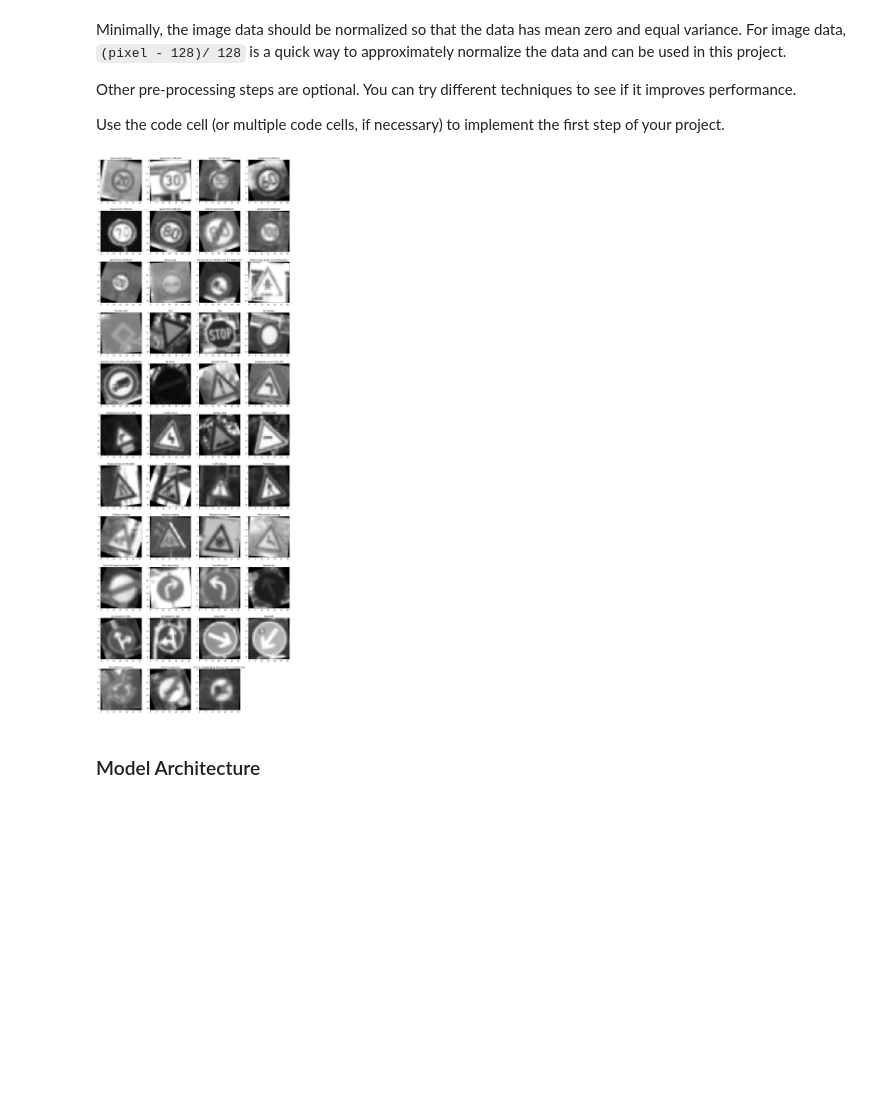
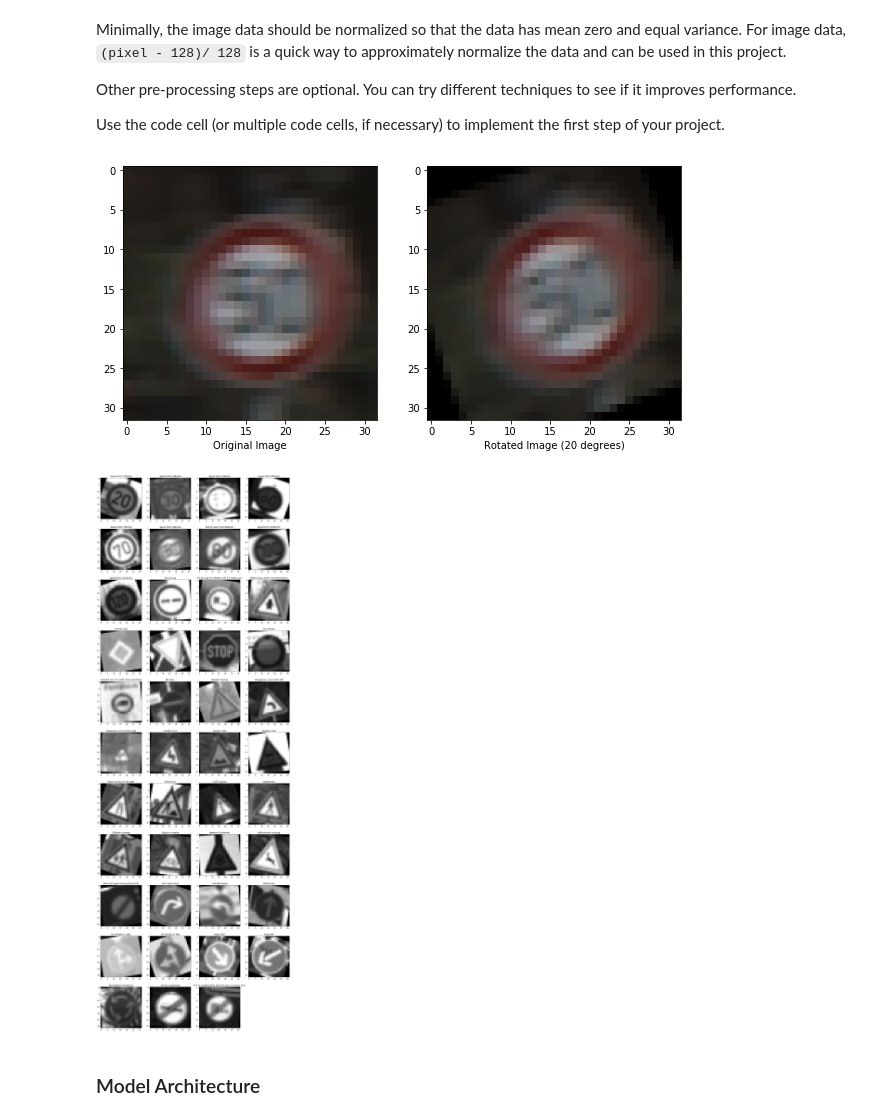
Before and after one commit to michael1611/SDC, a Jupyter notebook: t1/p2/CarND-Traffic-Sign-Classifier-Project/Traffic_Sign_Classifier.ipynb, the cells around one changed output. Saved outputs shown, nothing was run; the diff lists cells and outputs as text; code cells hidden in the pictures; blank space fills up the shorter version.

```diff
--- a/t1/p2/CarND-Traffic-Sign-Classifier-Project/Traffic_Sign_Classifier.ipynb
+++ b/t1/p2/CarND-Traffic-Sign-Classifier-Project/Traffic_Sign_Classifier.ipynb
@@ -42,19 +42,7 @@ X_train, y_train = train['features'], train['labels']
 X_valid, y_valid = valid['features'], valid['labels']
 X_test, y_test = test['features'], test['labels']
 
-X_train_rotated = []
-y_train_rotated = []
-
-rows,cols,_ = X_train[0].shape
-for angle in [5,10,20,-5,-10,-20]:
-    rotation_matrix = cv2.getRotationMatrix2D((cols/2,rows/2),angle,1)
-    X_train_rotated.extend([cv2.warpAffine(img,rotation_matrix,(cols,rows)) for img in X_train])
-    y_train_rotated.extend(y_train)
-
-X_train = np.array(X_train_rotated)
-y_train = np.array(y_train_rotated)
-shuffled = False
-normalized = False
+preprocessed = False
 # %% [markdown]
 ---
 
@@ -188,39 +193,61 @@ def get_sharpened_image(im):
 
 def get_preprocessed_image(im, mean=128.0):
     #gaussian_blurred_image = cv2.GaussianBlur(im,(5,5),0)
     if im.shape != image_shape:
         im = cv2.resize(im, (image_shape[0], image_shape[1]))
     gray_image = cv2.cvtColor(np.uint8(im), cv2.COLOR_BGR2GRAY)
     sharpened_image = get_sharpened_image(gray_image)
     normalized_image = normalize(gray_image, mean)[:,:,None]
     return normalized_image
 
-if not shuffled:
+if not preprocessed:
+    X_train_rotated = []
+    y_train_rotated = []
+
+
+    rows,cols,_ = X_train[0].shape
+    sample_orig = random.choice(X_train)
+    rotation_matrix = cv2.getRotationMatrix2D((cols/2,rows/2),20,1)
+    sample_rotated = cv2.warpAffine(sample_orig,rotation_matrix,(cols,rows))
+
+    for angle in [5,10,20,-5,-10,-20]:
+        rotation_matrix = cv2.getRotationMatrix2D((cols/2,rows/2),angle,1)
+        X_train_rotated.extend([cv2.warpAffine(img,rotation_matrix,(cols,rows)) for img in X_train])
+        y_train_rotated.extend(y_train)
+
+    X_train = np.array(X_train_rotated)
+    y_train = np.array(y_train_rotated)
     X_train, y_train = shuffle(X_train, y_train)
-    shuffled = True
-
-if not normalized:
     X_train = np.array([get_preprocessed_image(im) for im in X_train])
     X_valid = np.array([get_preprocessed_image(im) for im in X_valid])
     X_test = np.array([get_preprocessed_image(im) for im in X_test])
-    normalized = True
+    preprocessed = True
 
+plt.figure(figsize=(10, 30))
+plt.subplot(1,2,1)
+plt.imshow(sample_orig)
+plt.xlabel('Original Image')
+plt.subplot(1,2,2)
+plt.imshow(sample_rotated)
+plt.xlabel('Rotated Image (20 degrees)')
+plt.show()
 
 
 plt.figure(figsize=(20, 60))
 cols = 4
 rows = math.ceil(n_classes/float(cols))
 for i in range(n_classes):
     for j in range(len(y_train)):
         if y_train[j] == i:
             plt.subplot(rows, cols, i+1)
             plt.imshow(X_train[j].squeeze(), cmap='gray')
             plt.title(signs[y_train[j]])
             break
 
 plt.show()
 # %% [output]
-[figure, old version]
+[figure, new version]
+[figure, added]
 # %% [markdown]
 ### Model Architecture
 # %%
```
Also changed, not shown: parts of 5 cells of this notebook.
